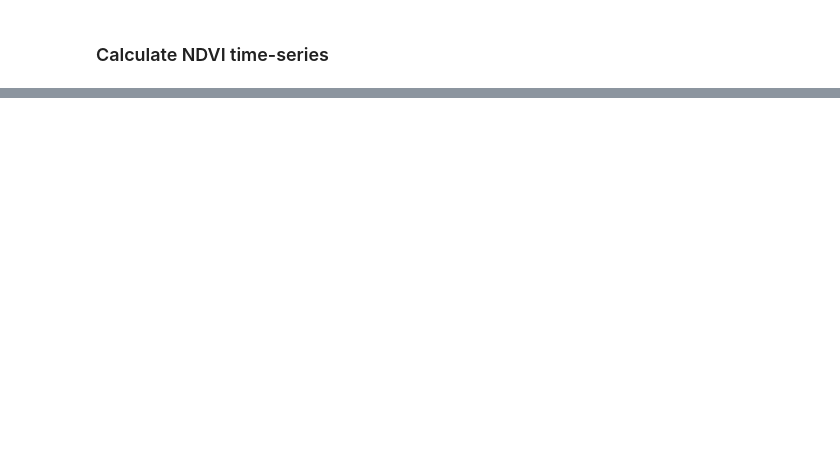
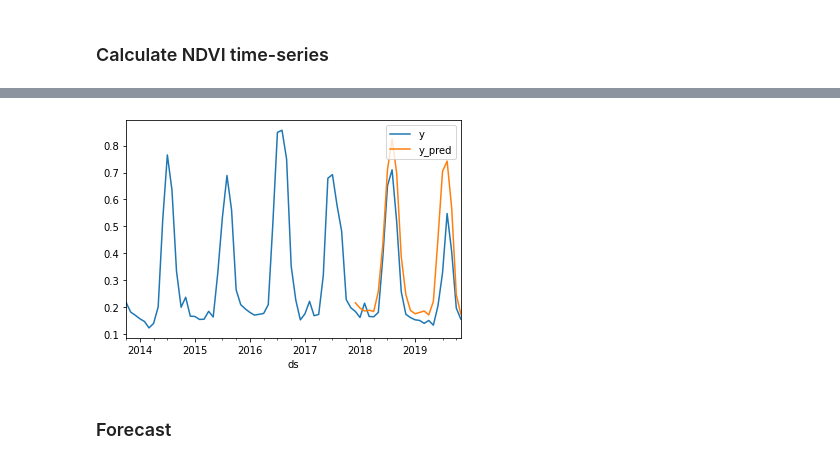
Before and after one commit to cbur24/vegetation_forecasts, a Jupyter notebook: ml-forecast_1D.ipynb, the cells around one changed output, grey strips where cells are left out. Cells and saved outputs as stored; diff of their text form; code cells hidden in the pictures; blank space fills up the shorter version.

```diff
--- a/ml-forecast_1D.ipynb
+++ b/ml-forecast_1D.ipynb
@@ -186,0 +206,2 @@ ndvi.head()
+# %%
+model = XGBForecast()
@@ -186,0 +224,21 @@ ndvi.head()
+# %%
+n_windows = 3
+window_size = 12
+fcst = DistributedForecast(model, ts)
+backtest_results = fcst.backtest(lazy_ndvi, n_windows, window_size)
+# %%
+w = []
+for i in range(1,n_windows):
+    window_result = next(backtest_results)
+    w.append(window_result.compute())
+
+results = pd.concat(w)
+# %%
+agg_results = results.groupby('ds').sum()
+history = ndvi[ndvi.ds < agg_results.index.min()]
+agg_history = history.groupby('ds')[['y']].sum().tail(50)
+agg_history.append(agg_results).plot();
+# %% [output]
+[figure, added]
+# %% [markdown]
+### Forecast
```
Also changed, not shown: parts of 46 cells of this notebook.
